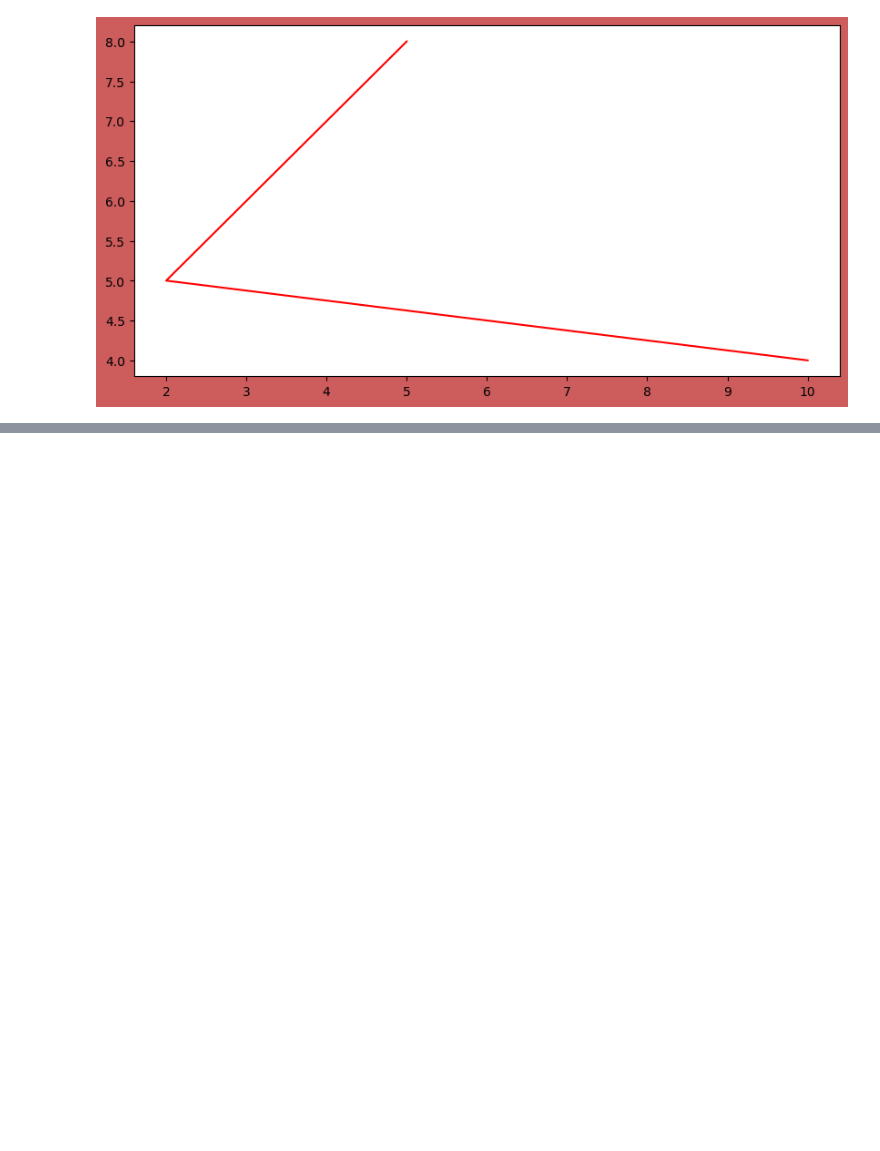
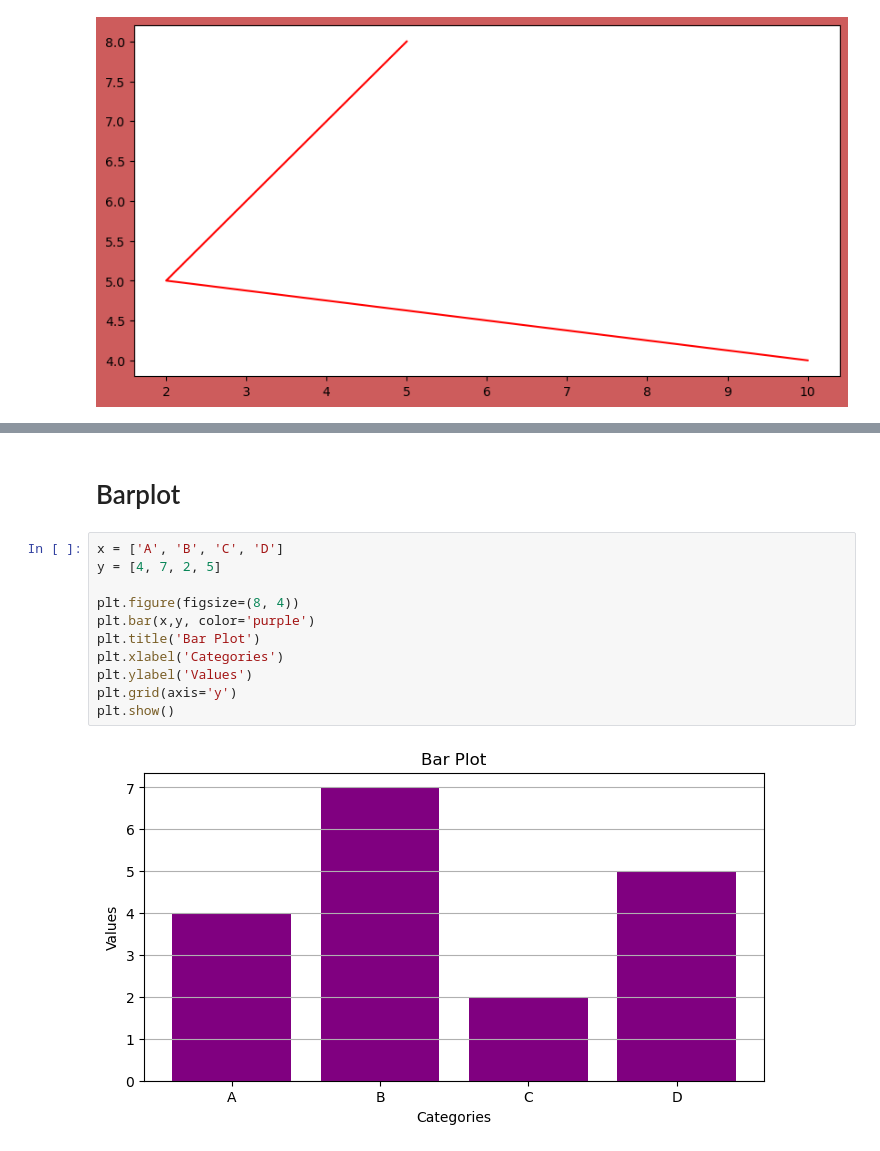
Before and after one commit to Pallav7533/Matplotlib, a Jupyter notebook: Graphs.ipynb, the cells around one changed output, grey strips where cells are left out. Cells and saved outputs as stored; diff of their text form; blank space fills up the shorter version.

```diff
--- a/Graphs.ipynb
+++ b/Graphs.ipynb
@@ -64,0 +103,15 @@ plt.show()
+# %% [markdown]
+# Barplot
+# %%
+x = ['A', 'B', 'C', 'D']
+y = [4, 7, 2, 5]
+
+plt.figure(figsize=(8, 4))
+plt.bar(x,y, color='purple')
+plt.title('Bar Plot')
+plt.xlabel('Categories')
+plt.ylabel('Values')
+plt.grid(axis='y')
+plt.show()
+# %% [output]
+[figure, added]
```
Also changed, not shown: parts of 22 cells of this notebook.
